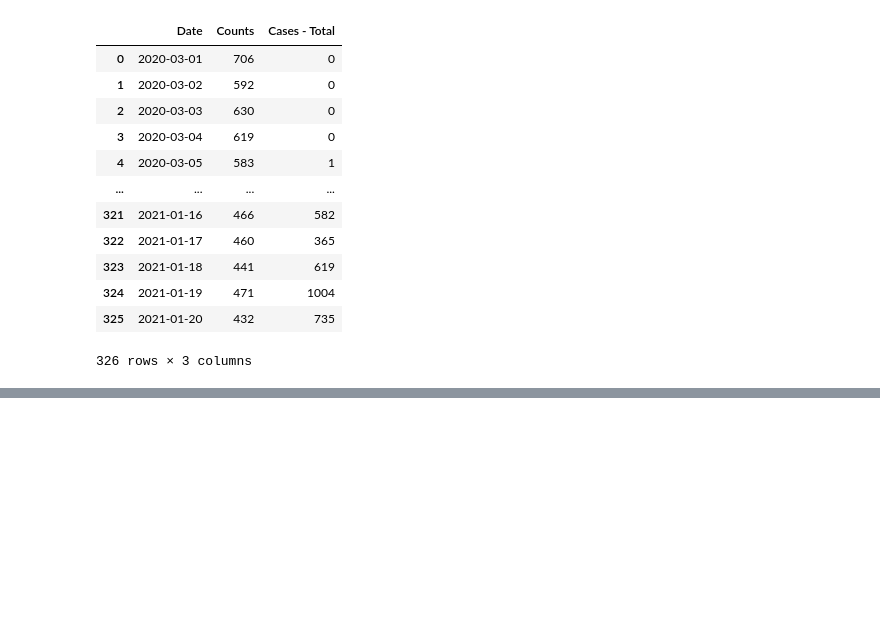
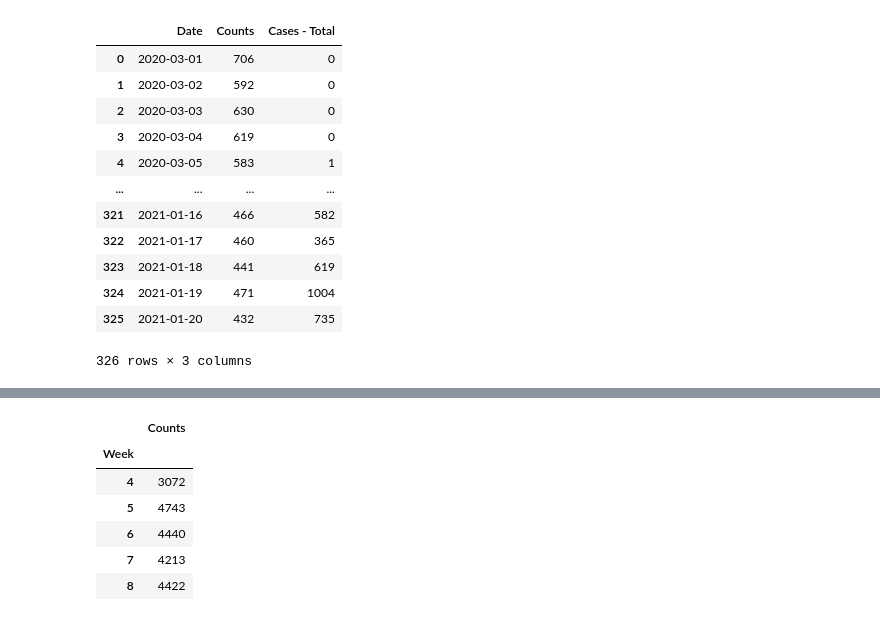
Before and after one commit to rsa153/cc-project1, a Jupyter notebook: DatacleaningAPI/ChicagoCovidAnalysis.ipynb, the cells around one changed output, grey strips where cells are left out. Drawn from its saved outputs; the diff is of its cells as text; code cells hidden in the pictures; blank space fills up the shorter version.

```diff
--- a/DatacleaningAPI/ChicagoCovidAnalysis.ipynb
+++ b/DatacleaningAPI/ChicagoCovidAnalysis.ipynb
@@ -315,0 +435,12 @@ fig.show()
+# %%
+total_crime_df['Week'] = total_crime_df['Date'].apply(lambda x: x.isocalendar()[1] + (x.isocalendar()[0]-2020)*52)
+crime_week = pd.DataFrame(total_crime_df.groupby('Week').sum())
+crime_week.head()
+# %% [output]
+|  | Counts |
+| Week |  |
+| 4 | 3072 |
+| 5 | 4743 |
+| 6 | 4440 |
+| 7 | 4213 |
+| 8 | 4422 |
```
Also changed, not shown: parts of 15 cells of this notebook.
